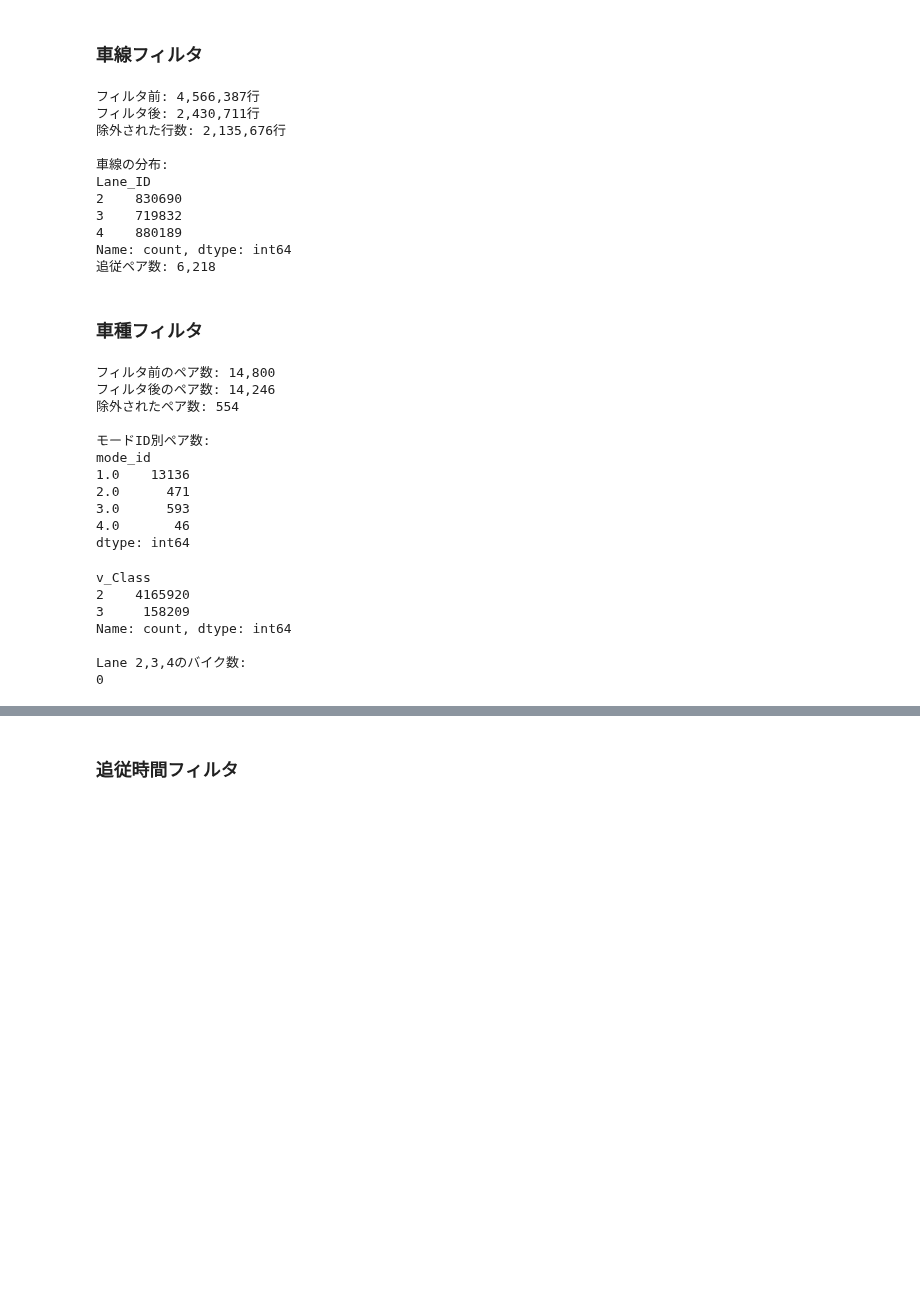
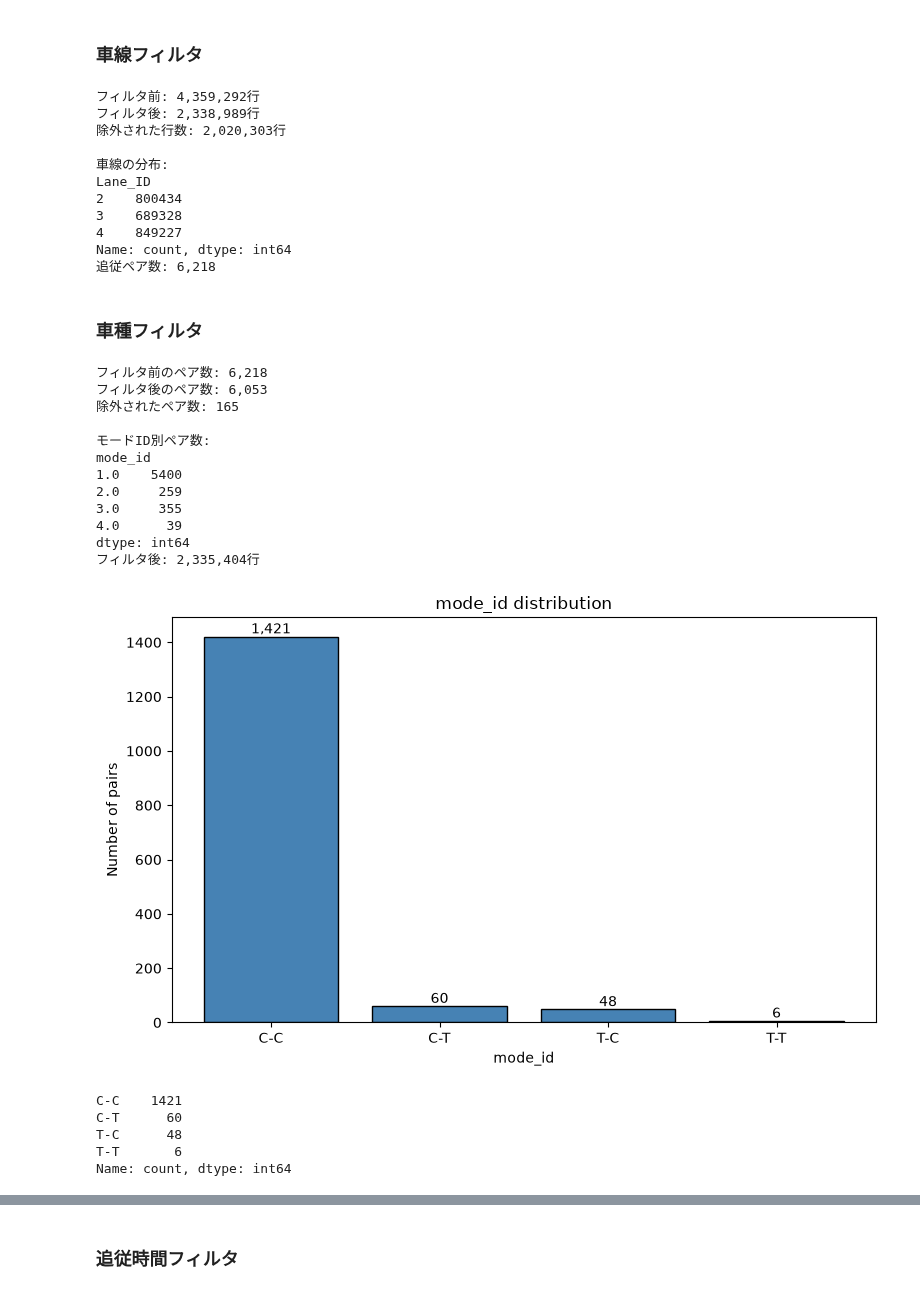
Before and after one commit to tenn0126/Game_Theory_Algorithm, a Jupyter notebook: notebooks/00_data_prep.ipynb, the cells around one changed output, grey strips where cells are left out. Cells and saved outputs as stored; diff of their text form; code cells hidden in the pictures; blank space fills up the shorter version.

```diff
--- a/notebooks/00_data_prep.ipynb
+++ b/notebooks/00_data_prep.ipynb
@@ -266,7 +684,7 @@ def filter_valid_pairs(df):
     pair_idとmode_idが付与されている行のみ残す関数
     （追従関係がない行を除外）
     """
-    df_filtered = df.dropna(subset=['pair_id', 'mode_id'])
+    df_filtered = df.dropna(subset=['pair_id']).copy()
 
     print(f"フィルタ前の行数: {len(df):,}")
     print(f"フィルタ後の行数: {len(df_filtered):,}")
@@ -302,20 +721,20 @@ def filter_lane(df, lanes=[2, 3, 4]):
     return df_filtered
 # %%
 # 実行
-df_lane_with_pairs = filter_lane(df_with_pairs)
+df_lane_with_pairs = filter_lane(df_valid)
 
 # 追従ペア数の確認
 print(f"追従ペア数: {df_lane_with_pairs['pair_id'].nunique():,}")
 # %% [output]
-フィルタ前: 4,566,387行
-フィルタ後: 2,430,711行
-除外された行数: 2,135,676行
+フィルタ前: 4,359,292行
+フィルタ後: 2,338,989行
+除外された行数: 2,020,303行
 
 車線の分布:
 Lane_ID
-2    830690
-3    719832
-4    880189
+2    800434
+3    689328
+4    849227
 Name: count, dtype: int64
 追従ペア数: 6,218
 # %% [markdown]
@@ -348,28 +767,52 @@ def filter_mode(df, modes=[1,2,3,4]):
     return df_filtered
 
 # 実行（モードIDが5のペアを除外）
-df_mode_filtered = filter_mode(df_valid)
+df_mode_filtered = filter_mode(df_lane_with_pairs)
+print(f"フィルタ後: {len(df_mode_filtered):,}行")
 # %% [output]
-フィルタ前のペア数: 14,800
-フィルタ後のペア数: 14,246
-除外されたペア数: 554
+フィルタ前のペア数: 6,218
+フィルタ後のペア数: 6,053
+除外されたペア数: 165
 
 モードID別ペア数:
 mode_id
-1.0    13136
-2.0      471
-3.0      593
-4.0       46
+1.0    5400
+2.0     259
+3.0     355
+4.0      39
 dtype: int64
+フィルタ後: 2,335,404行
 # %%
-print(df_mode_filtered['v_Class'].value_counts())
-print(f"\nLane 2,3,4のバイク数:")
-print(len(df_mode_filtered[(df_mode_filtered['Lane_ID'].isin([2,3,4])) & (df_mode_filtered['v_Class'] == 1)]))
+#モードIDの分布を可視化
+import matplotlib.pyplot as plt
+import pandas as pd
+
+mode_labels = {1: 'C-C', 2: 'C-T', 3: 'T-C', 4: 'T-T', 5: 'Others'}
+
+valid = df_mode_filtered.dropna(subset=['pair_id'])
+pair_modes = valid.groupby('pair_id')['mode_id'].first()
+
+mode_counts = pair_modes.value_counts(dropna=False).sort_index()
+mode_counts.index = [
+    mode_labels.get(i, '不明(leader未解決)') if pd.notna(i) else '不明(leader未解決)'
+    for i in mode_counts.index
+]
+
+plt.figure(figsize=(8, 5))
+bars = plt.bar(mode_counts.index.astype(str), mode_counts.values, color='steelblue', edgecolor='black')
+plt.xlabel('mode_id')
+plt.ylabel('Number of pairs')
+plt.title('mode_id distribution')
+for bar, v in zip(bars, mode_counts.values):
+    plt.text(bar.get_x() + bar.get_width()/2, v, f'{v:,}', ha='center', va='bottom')
+plt.tight_layout()
+plt.show()
+
+print(mode_counts)
 # %% [output]
+[figure, added]
-v_Class
-2    4165920
-3     158209
+C-C    1421
+C-T      60
+T-C      48
+T-T       6
 Name: count, dtype: int64
-
-Lane 2,3,4のバイク数:
-0
```
Also changed, not shown: parts of 54 cells of this notebook, 3 other files.
